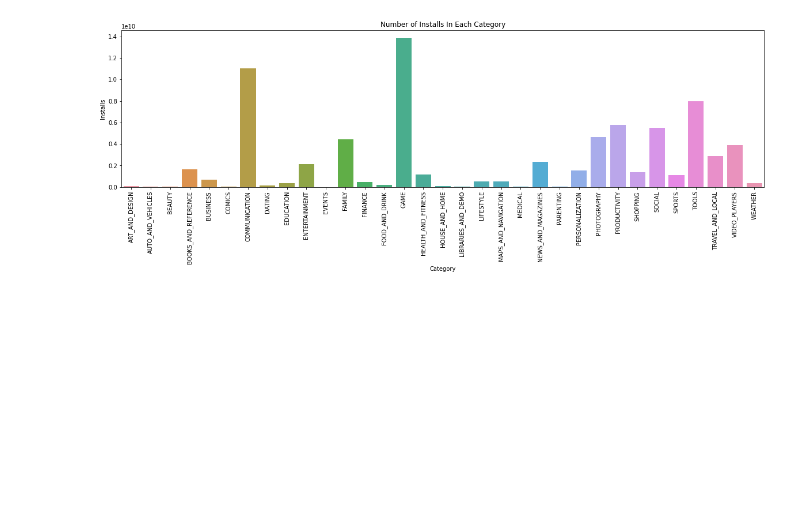
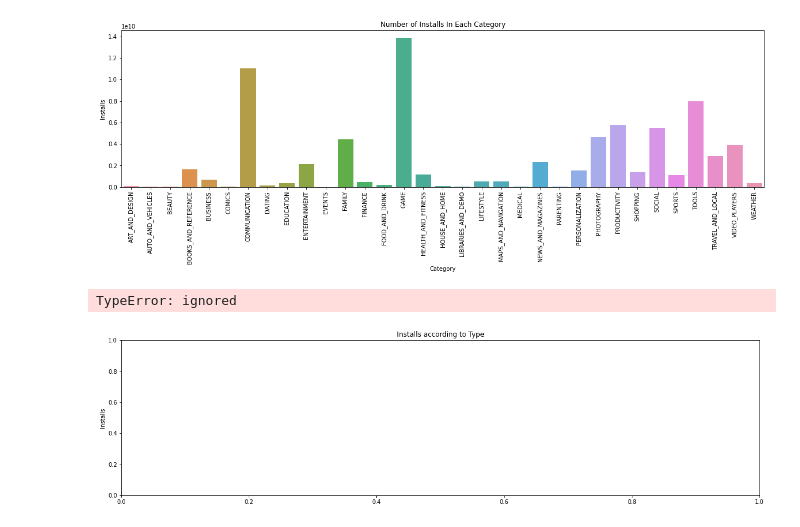
Before and after one commit to MijulSaxena/EDA-project-on-Gooogle-playstore., a Jupyter notebook: Play_Store_App_Review_Analysis_Capstone_Project_by_Mijul_Saxena.ipynb, the cells around one changed output. Drawn from its saved outputs; the diff is of its cells as text; code cells hidden in the pictures; blank space fills up the shorter version.

```diff
--- a/Play_Store_App_Review_Analysis_Capstone_Project_by_Mijul_Saxena.ipynb
+++ b/Play_Store_App_Review_Analysis_Capstone_Project_by_Mijul_Saxena.ipynb
@@ -329,3 +329,13 @@ sns.barplot(x='Category', y='Installs', data = category_total_installs)
 # %% [output]
 <matplotlib.axes._subplots.AxesSubplot at 0x...>
 [figure]
+# %%
+Types = play_store_data.groupby('Type')
+Types_total_installs = play_store_data.groupby('Type')[['Installs']].sum().reset_index()
+plt.figure(figsize=(20, 5))
+plt.ylabel('Installs')
+plt.title('Installs according to Type')
+plt.bar(x='Types', y='Installs')
+# %% [output]
+TypeError: ignored
+[figure, added]
```
Also changed, not shown: parts of 1 cell of this notebook.
